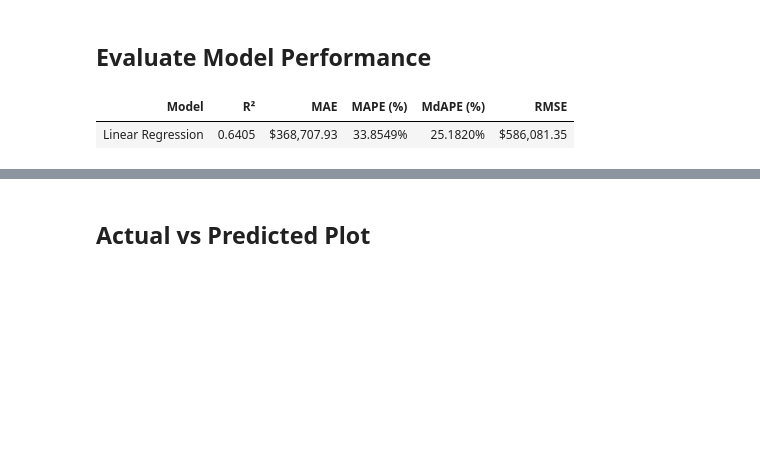
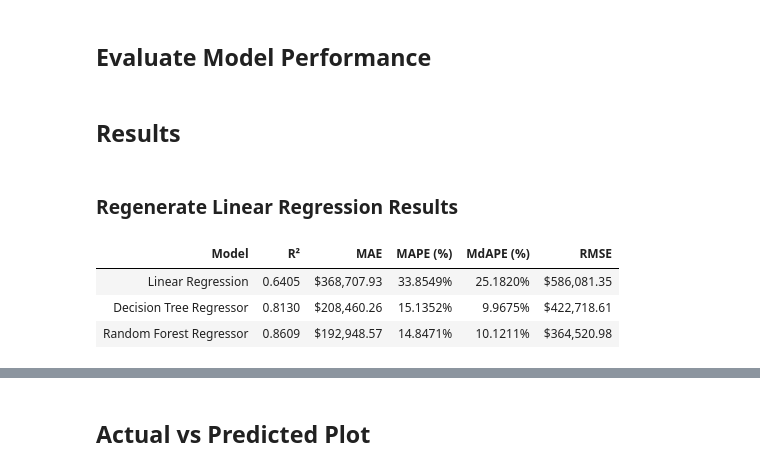
Before and after one commit to jasperfc/IDX-Exchange, a Jupyter notebook: Notebook/notebook_04_model_comparison.ipynb, the cells around one changed output, grey strips where cells are left out. Drawn from its saved outputs; the diff is of its cells as text; code cells hidden in the pictures; blank space fills up the shorter version.

```diff
--- a/Notebook/notebook_04_model_comparison.ipynb
+++ b/Notebook/notebook_04_model_comparison.ipynb
@@ -100,30 +268,48 @@ y_pred = model.predict(x_test)
 # %% [markdown]
 ## Evaluate Model Performance
+# %%
+def evaluation(y_test, y_pred):
+    # R-squared
+    r2 = r2_score(y_test, y_pred)
+    # Other results
+    mae = mean_absolute_error(y_test, y_pred)
+    mape = mean_absolute_percentage_error(y_test, y_pred) * 100
+    mdape = np.median(np.abs((y_test - y_pred) / y_test)) * 100
+    rmse = root_mean_squared_error(y_test, y_pred)
+    return r2, mae, mape, mdape, rmse
+# %%
+r2_dt, mae_dt, mape_dt, mdape_dt, rmse_dt = evaluation(y_test, y_pred_dt)
+# %%
+r2_rf, mae_rf, mape_rf, mdape_rf, rmse_rf = evaluation(y_test, y_pred_rf)
+# %% [markdown]
+## Results
+# %% [markdown]
+### Regenerate Linear Regression Results
+# %%
+lr_regressor = LinearRegression()
+lr_regressor.fit(x_train, y_train)
+y_pred_lr = lr_regressor.predict(x_test)
+r2_lr, mae_lr, mape_lr, mdape_lr, rmse_lr = evaluation(y_test, y_pred_lr)
 # %%
-# R-squared
-r2 = r2_score(y_test, y_pred)
-# Other results
-mae = mean_absolute_error(y_test, y_pred)
-mape = mean_absolute_percentage_error(y_test, y_pred) * 100
-mdape = np.median(np.abs((y_test - y_pred) / y_test)) * 100
-rmse = root_mean_squared_error(y_test, y_pred)
 # Organize Results to dataframe
 results = pd.DataFrame({
-    "Model": ["Linear Regression"],
-    "R²": [r2],
-    "MAE": [mae],
-    "MAPE (%)": [mape],
-    "MdAPE (%)": [mdape],
-    "RMSE": [rmse]
+    "Model": ["Linear Regression", "Decision Tree Regressor", "Random Forest Regressor"],
+    "R²": [r2_lr, r2_dt, r2_rf],
+    "MAE": [mae_lr, mae_dt, mae_rf],
+    "MAPE (%)": [mape_lr, mape_dt, mape_rf],
+    "MdAPE (%)": [mdape_lr, mdape_dt, mdape_rf],
+    "RMSE": [rmse_lr, rmse_dt, rmse_rf]
 })
 # Convert to Dataframe
 results.style.format({
     "R²": "{:.4f}",
     "MAE": "${:,.2f}",
     "MAPE (%)": "{:.4f}%",
     "MdAPE (%)": "{:.4f}%",
     "RMSE": "${:,.2f}"
 }).hide(axis = "index")
 # %% [output]
 | Model | R² | MAE | MAPE (%) | MdAPE (%) | RMSE |
 | Linear Regression | 0.6405 | $368,707.93 | 33.8549% | 25.1820% | $586,081.35 |
+| Decision Tree Regressor | 0.8130 | $208,460.26 | 15.1352% | 9.9675% | $422,718.61 |
+| Random Forest Regressor | 0.8609 | $192,948.57 | 14.8471% | 10.1211% | $364,520.98 |
```
Also changed, not shown: parts of 36 cells of this notebook, 2 other files.
